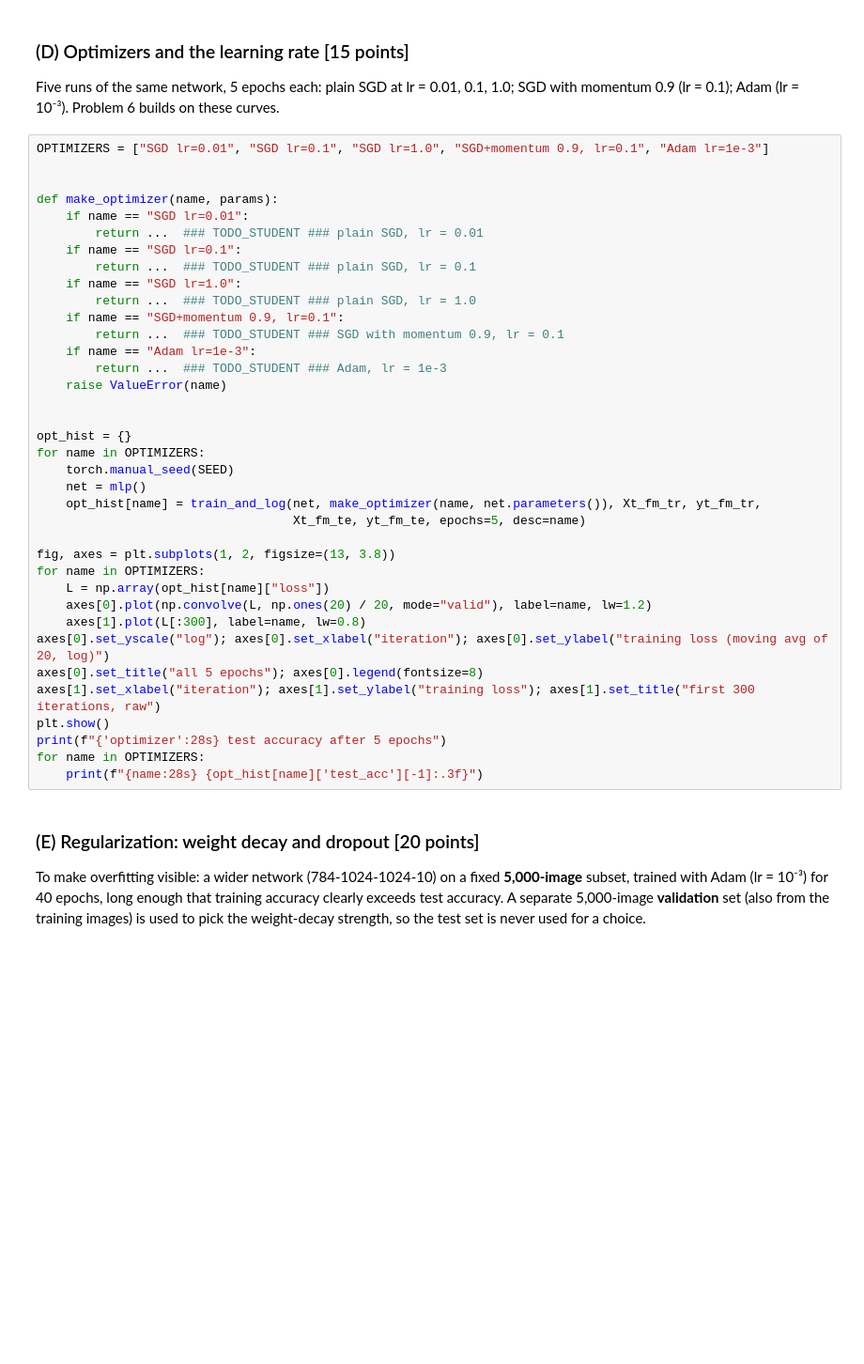
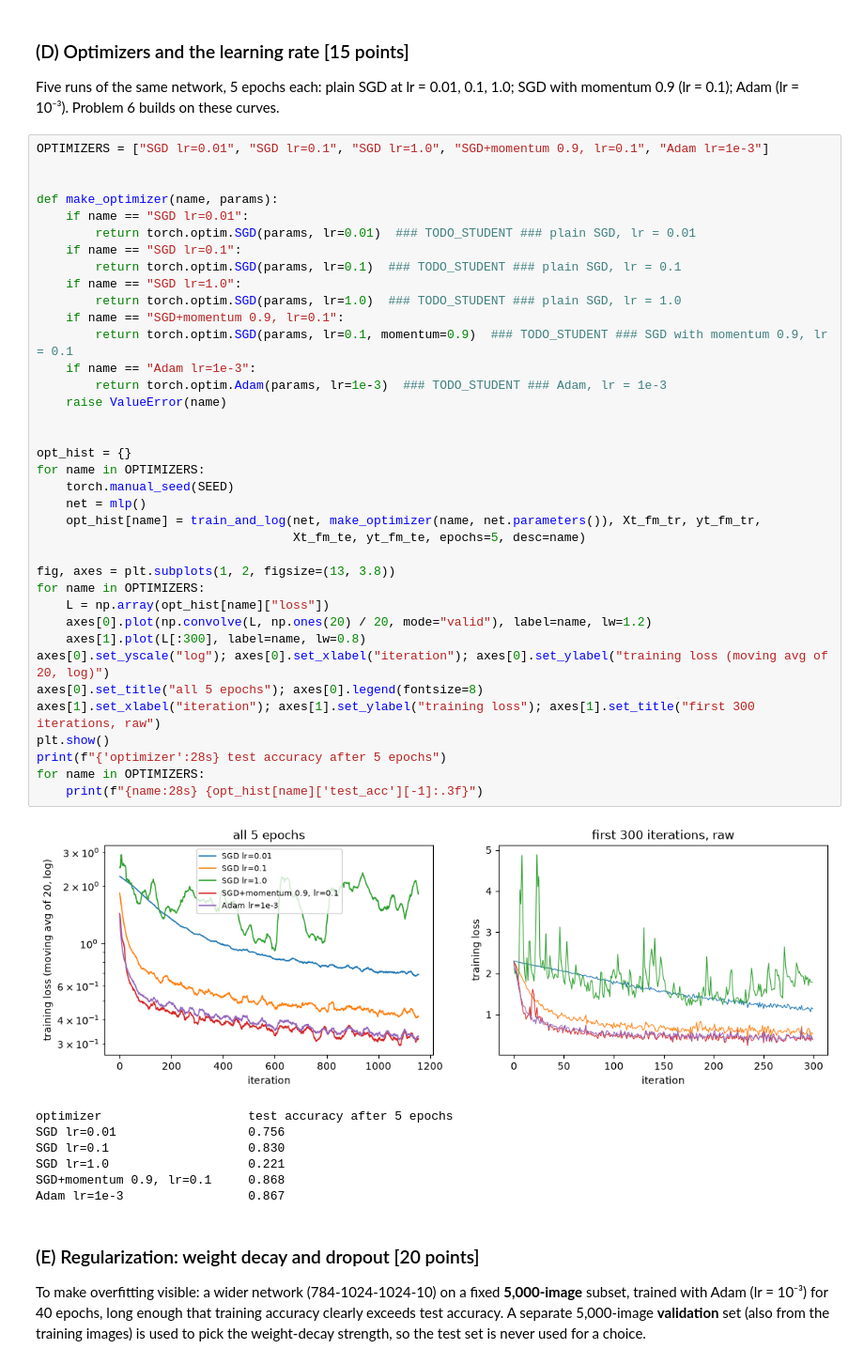
Before and after one commit to RohanRajendra/CS6140-ML-NNets, a Jupyter notebook: hw5/hw5_26F_starter.ipynb, the cells around one changed output. Shown at 94% size. Cells and saved outputs as stored; diff of their text form; blank space fills up the shorter version.

```diff
--- a/hw5/hw5_26F_starter.ipynb
+++ b/hw5/hw5_26F_starter.ipynb
@@ -676,38 +746,46 @@ OPTIMIZERS = ["SGD lr=0.01", "SGD lr=0.1", "SGD lr=1.0", "SGD+momentum 0.9, lr=0
 
 
 def make_optimizer(name, params):
     if name == "SGD lr=0.01":
-        return ...  ### TODO_STUDENT ### plain SGD, lr = 0.01
+        return torch.optim.SGD(params, lr=0.01)  ### TODO_STUDENT ### plain SGD, lr = 0.01
     if name == "SGD lr=0.1":
-        return ...  ### TODO_STUDENT ### plain SGD, lr = 0.1
+        return torch.optim.SGD(params, lr=0.1)  ### TODO_STUDENT ### plain SGD, lr = 0.1
     if name == "SGD lr=1.0":
-        return ...  ### TODO_STUDENT ### plain SGD, lr = 1.0
+        return torch.optim.SGD(params, lr=1.0)  ### TODO_STUDENT ### plain SGD, lr = 1.0
     if name == "SGD+momentum 0.9, lr=0.1":
-        return ...  ### TODO_STUDENT ### SGD with momentum 0.9, lr = 0.1
+        return torch.optim.SGD(params, lr=0.1, momentum=0.9)  ### TODO_STUDENT ### SGD with momentum 0.9, lr = 0.1
     if name == "Adam lr=1e-3":
-        return ...  ### TODO_STUDENT ### Adam, lr = 1e-3
+        return torch.optim.Adam(params, lr=1e-3)  ### TODO_STUDENT ### Adam, lr = 1e-3
     raise ValueError(name)
 
 
 opt_hist = {}
 for name in OPTIMIZERS:
     torch.manual_seed(SEED)
     net = mlp()
     opt_hist[name] = train_and_log(net, make_optimizer(name, net.parameters()), Xt_fm_tr, yt_fm_tr,
                                    Xt_fm_te, yt_fm_te, epochs=5, desc=name)
 
 fig, axes = plt.subplots(1, 2, figsize=(13, 3.8))
 for name in OPTIMIZERS:
     L = np.array(opt_hist[name]["loss"])
     axes[0].plot(np.convolve(L, np.ones(20) / 20, mode="valid"), label=name, lw=1.2)
     axes[1].plot(L[:300], label=name, lw=0.8)
 axes[0].set_yscale("log"); axes[0].set_xlabel("iteration"); axes[0].set_ylabel("training loss (moving avg of 20, log)")
 axes[0].set_title("all 5 epochs"); axes[0].legend(fontsize=8)
 axes[1].set_xlabel("iteration"); axes[1].set_ylabel("training loss"); axes[1].set_title("first 300 iterations, raw")
 plt.show()
 print(f"{'optimizer':28s} test accuracy after 5 epochs")
 for name in OPTIMIZERS:
     print(f"{name:28s} {opt_hist[name]['test_acc'][-1]:.3f}")
+# %% [output]
+[figure, added]
+optimizer                    test accuracy after 5 epochs
+SGD lr=0.01                  0.756
+SGD lr=0.1                   0.830
+SGD lr=1.0                   0.221
+SGD+momentum 0.9, lr=0.1     0.868
+Adam lr=1e-3                 0.867
 # %% [markdown]
 ### (E) Regularization: weight decay and dropout  [20 points]
 
```
Also changed, not shown: parts of 30 cells of this notebook.
